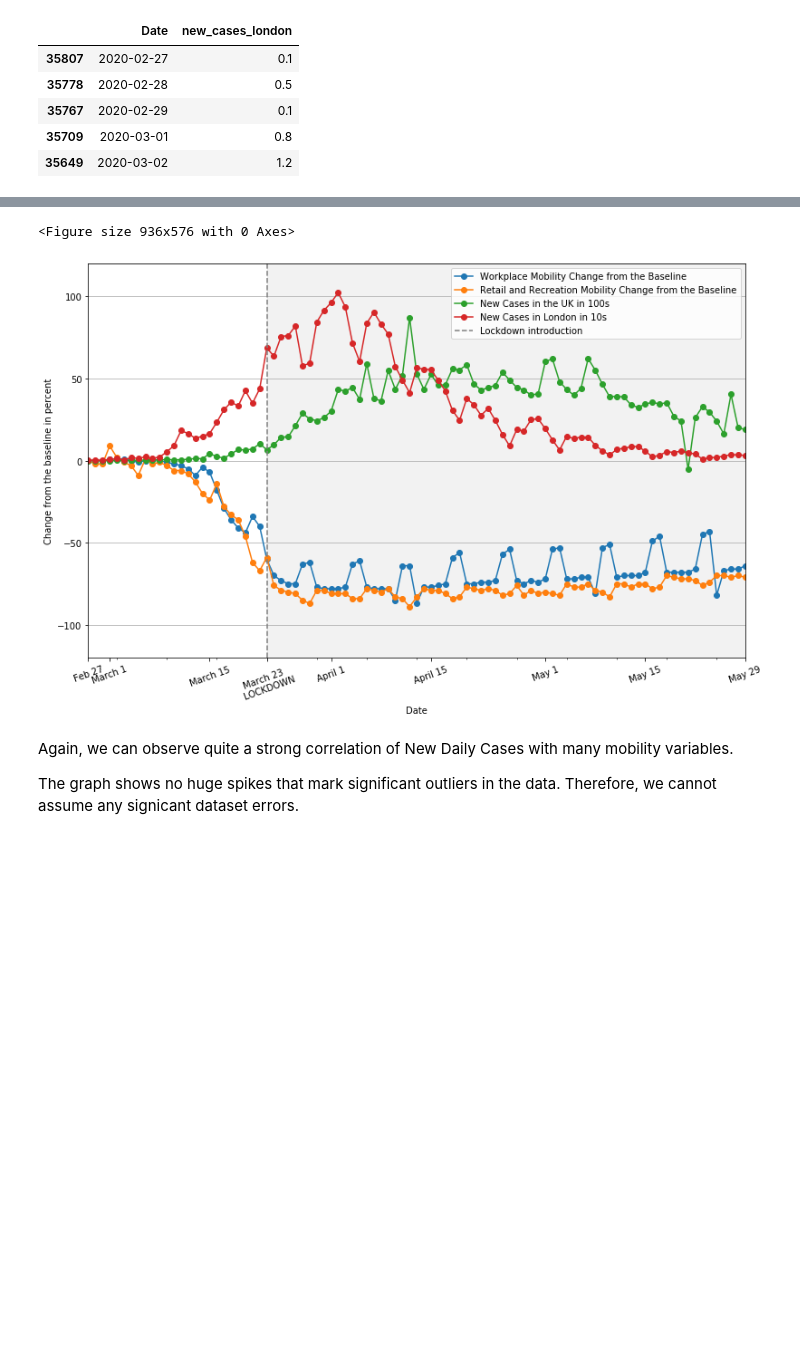
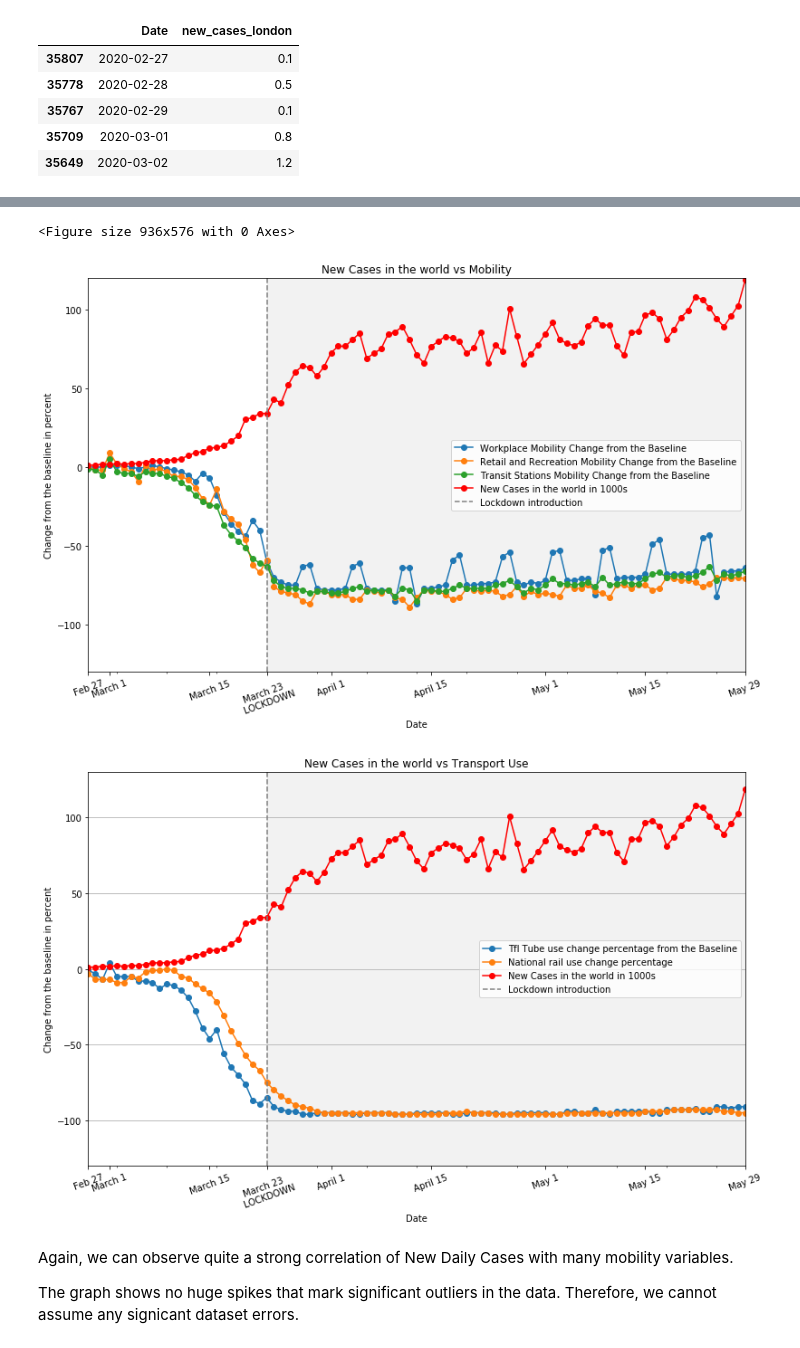
Before and after one commit to IuliiaZaitova/COVID_Prediction_London_National_Transport_Use, a Jupyter notebook: UK_transport.ipynb, the cells around one changed output, grey strips where cells are left out. Drawn from its saved outputs; the diff is of its cells as text; code cells hidden in the pictures; blank space fills up the shorter version.

Commit message:
Add New Daily Cases in the whole world

```diff
--- a/UK_transport.ipynb
+++ b/UK_transport.ipynb
@@ -313,8 +319,9 @@ new_cases_london.head()
 | 773 | London | E12000007 | Region | 2020-06-05 | 22.0 | NaN | ... |
 | 1034 | London | E12000007 | Region | 2020-06-04 | 18.0 | NaN | ... |
 # %%
-# clean the data for the UK
+# clean the data for the UK and whole world
 # choose the dates under analysis
-new_cases_uk = df_new_cases[['date', 'United Kingdom']]
-new_cases_uk.rename(columns={'date':'Date', 'United Kingdom': 'new_cases_uk'}, inplace=True)
-new_cases_uk = new_cases_uk[new_cases_uk['Date'].isin(pd.date_range('2020-02-27', '2020-05-29'))]
+new_cases_world_uk = df_new_cases[['date', 'United Kingdom', 'World']]
+new_cases_world_uk.rename(columns={'date':'Date', 'United Kingdom': 'new_cases_uk', 'World': 'new_cases_world'}, inplace=True)
+new_cases_world_uk = new_cases_world_uk[new_cases_world_uk['Date'].isin(pd.date_range('2020-02-27', '2020-05-29'))]
+new_cases_world_uk.head()
@@ -343,7 +357,8 @@ new_cases_london.head()
 | 35649 | 2020-03-02 | 1.2 |
 # %%
 # for easier plotting, divide the number of new cases in UK by 100
-new_cases_uk['new_cases_uk'] = new_cases_uk['new_cases_uk']/100
+new_cases_world_uk['new_cases_uk'] = new_cases_world_uk['new_cases_uk']/100
+new_cases_world_uk['new_cases_world'] = new_cases_world_uk['new_cases_world']/1000
 # %%
 df_london_merged
 # %% [output]
@@ -366,7 +381,7 @@ df_london_merged
 | 92 | 2020-05-29 | -71.0 | -66.0 | -64.0 | -91 | ... |
 # %%
 # merge the UK mobility with new cases
-df_cases_mobility = pd.merge(new_cases_london, new_cases_uk, how='left', on='Date')
+df_cases_mobility = pd.merge(new_cases_london, new_cases_world_uk, how='left', on='Date')
 df_cases_mobility = pd.merge(df_cases_mobility, df_london_merged, how='left', on='Date')
 
 # check for missing values
@@ -416,0 +451,3 @@ Name: new_cases_london, dtype: float64
+# %%
+df_cases_mobility.drop(columns=['new_cases_london', 'new_cases_uk'], inplace=True)
+df_cases_mobility.head()
@@ -417,24 +461,37 @@ Name: new_cases_london, dtype: float64
 # %%
-# plot the data on one graph
+# plot new daily cases in the world on one graph
 plt.figure(figsize = (13, 8))
 ax = df_cases_mobility.plot(figsize = (13, 8), x='Date', y='workplaces_percent_change_from_baseline', label = 'Workplace Mobility Change from the Baseline', marker = 'o')
 df_cases_mobility.plot(x='Date', y='retail_and_recreation_percent_change_from_baseline', label = 'Retail and Recreation Mobility Change from the Baseline', marker = 'o', ax=ax)
-
-df_cases_mobility.plot(x='Date', y='new_cases_uk', label = 'New Cases in the UK in 100s', ax=ax, marker = 'o')
-df_cases_mobility.plot(x='Date', y='new_cases_london', label = 'New Cases in London in 10s', ax=ax, marker = 'o')
-
-plt.axvline(x='2020-03-23', color='gray', linestyle='--', label = 'Lockdown introduction')
+df_cases_mobility.plot(x='Date', y='transit_stations_percent_change_from_baseline', label = 'Transit Stations Mobility Change from the Baseline', marker = 'o', ax=ax)
+df_cases_mobility.plot(x='Date', y='new_cases_world', label = 'New Cases in the world in 1000s', ax=ax, marker = 'o', color='red')
+ax.axvline(x='2020-03-23', color='gray', linestyle='--', label = 'Lockdown introduction')
 ax.axvspan('2020-03-23', '2020-05-29', alpha=0.1, color='gray')
+plt.title("New Cases in the world vs Mobility")
+plt.xticks(['2020-02-27', '2020-03-01', '2020-03-15', '2020-03-23', '2020-04-01', '2020-04-15', '2020-05-01', '2020-05-15', '2020-05-29'], ['Feb 27', 'March 1', 'March 15', 'March 23 \n LOCKDOWN', 'April 1', 'April 15', 'May 1', 'May 15', 'May 29'],rotation=20)
+plt.ylim(-130, 120)
 ax.set_ylabel('Change from the baseline in percent')
 ax.set_xlabel('Date')
+
+fig = df_cases_mobility.plot(figsize = (13, 8), x='Date', y='Tfl Tube use change percentage', label = 'Tfl Tube use change percentage from the Baseline', marker = 'o')
+df_cases_mobility.plot(x='Date', y='National rail use change percentage', label = 'National rail use change percentage', ax=fig, marker = 'o')
+df_cases_mobility.plot(x='Date', y='new_cases_world', label = 'New Cases in the world in 1000s', ax=fig, marker = 'o', color='red')
+fig.axvline(x='2020-03-23', color='gray', linestyle='--', label = 'Lockdown introduction')
+fig.set_ylabel('Change from the baseline in percent')
+fig.set_xlabel('Date')
+fig.axvspan('2020-03-23', '2020-05-29', alpha=0.1, color='gray')
+plt.title("New Cases in the world vs Transport Use")
+plt.ylim(-130, 130)
 plt.xticks(['2020-02-27', '2020-03-01', '2020-03-15', '2020-03-23', '2020-04-01', '2020-04-15', '2020-05-01', '2020-05-15', '2020-05-29'], ['Feb 27', 'March 1', 'March 15', 'March 23 \n LOCKDOWN', 'April 1', 'April 15', 'May 1', 'May 15', 'May 29'],rotation=20)
-plt.ylim(-120, 120)
+
 plt.grid(axis='y')
-plt.legend()
+ax.legend()
+fig.legend()
 plt.show()
 # %% [output]
 <Figure size 936x576 with 0 Axes>
-[figure, old version]
+[figure, new version]
+[figure, added]
 # %% [markdown]
 Again, we can observe quite a strong correlation of New Daily Cases with many mobility variables.
 
```
Also changed, not shown: parts of 13 cells of this notebook.
